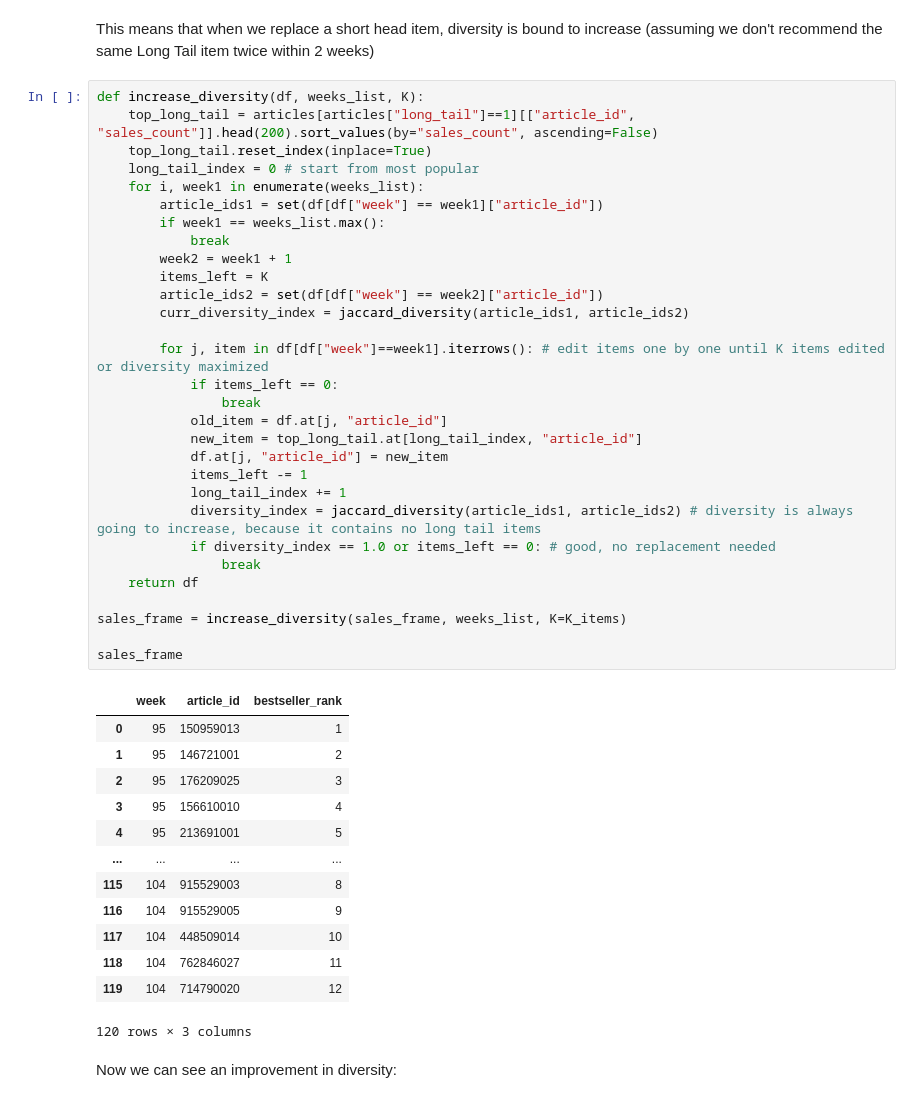
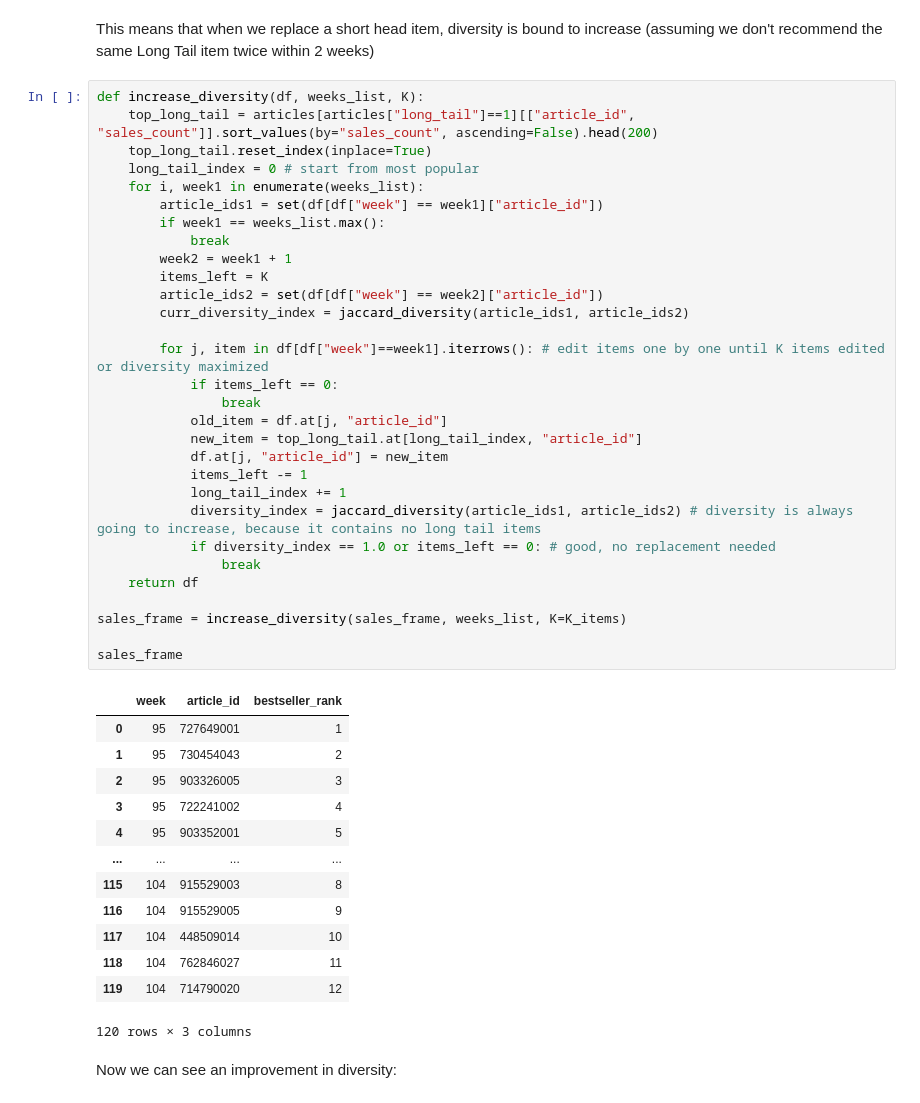
Before and after one commit to LienM/ai-project-23-24, a Jupyter notebook: GiorgiGuledani/4_Research/Lecture4.ipynb, the cells around one changed output. Cells and saved outputs as stored; diff of their text form.

```diff
--- a/GiorgiGuledani/4_Research/Lecture4.ipynb
+++ b/GiorgiGuledani/4_Research/Lecture4.ipynb
@@ -344,41 +344,41 @@ Name: count, dtype: int64
 This means that when we replace a short head item, diversity is bound to increase (assuming we don't recommend the same Long Tail item twice within 2 weeks)
 # %%
 def increase_diversity(df, weeks_list, K):
-    top_long_tail = articles[articles["long_tail"]==1][["article_id", "sales_count"]].head(200).sort_values(by="sales_count", ascending=False)
+    top_long_tail = articles[articles["long_tail"]==1][["article_id", "sales_count"]].sort_values(by="sales_count", ascending=False).head(200)
     top_long_tail.reset_index(inplace=True)
     long_tail_index = 0 # start from most popular
     for i, week1 in enumerate(weeks_list):
         article_ids1 = set(df[df["week"] == week1]["article_id"])
         if week1 == weeks_list.max():
             break
         week2 = week1 + 1
         items_left = K
         article_ids2 = set(df[df["week"] == week2]["article_id"])
         curr_diversity_index = jaccard_diversity(article_ids1, article_ids2)
 
         for j, item in df[df["week"]==week1].iterrows(): # edit items one by one until K items edited or diversity maximized
             if items_left == 0:
                 break
             old_item = df.at[j, "article_id"]
             new_item = top_long_tail.at[long_tail_index, "article_id"]
             df.at[j, "article_id"] = new_item
             items_left -= 1
             long_tail_index += 1
             diversity_index = jaccard_diversity(article_ids1, article_ids2) # diversity is always going to increase, because it contains no long tail items
             if diversity_index == 1.0 or items_left == 0: # good, no replacement needed
                 break
     return df
 
 sales_frame = increase_diversity(sales_frame, weeks_list, K=K_items)
 
 sales_frame
 # %% [output]
 |  | week | article_id | bestseller_rank |
-| 0 | 95 | 150959013 | 1 |
-| 1 | 95 | 146721001 | 2 |
-| 2 | 95 | 176209025 | 3 |
-| 3 | 95 | 156610010 | 4 |
-| 4 | 95 | 213691001 | 5 |
+| 0 | 95 | 727649001 | 1 |
+| 1 | 95 | 730454043 | 2 |
+| 2 | 95 | 903326005 | 3 |
+| 3 | 95 | 722241002 | 4 |
+| 4 | 95 | 903352001 | 5 |
 | ... | ... | ... | ... |
 | 115 | 104 | 915529003 | 8 |
 | 116 | 104 | 915529005 | 9 |
```
Also changed, not shown: parts of 20 cells of this notebook.
